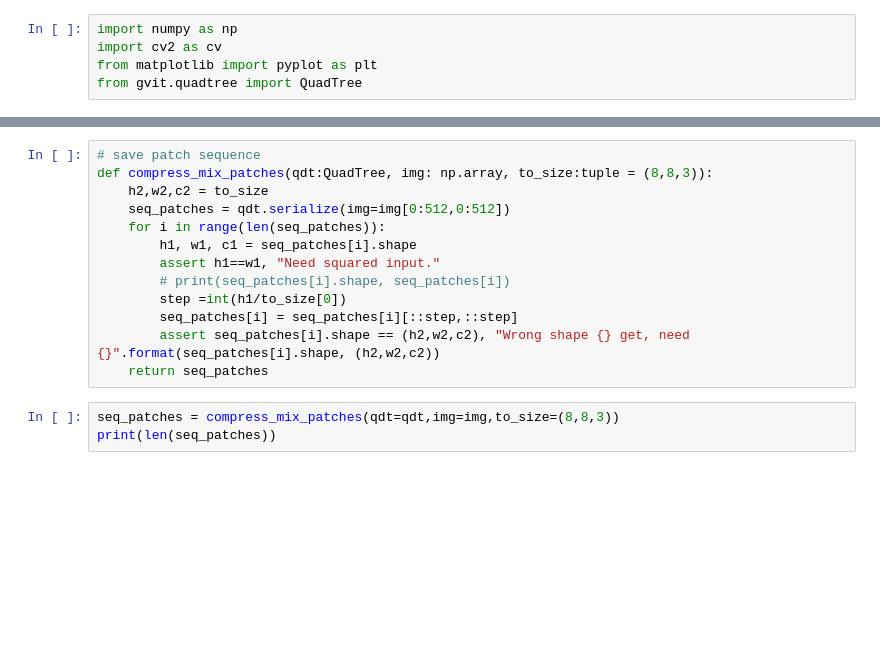
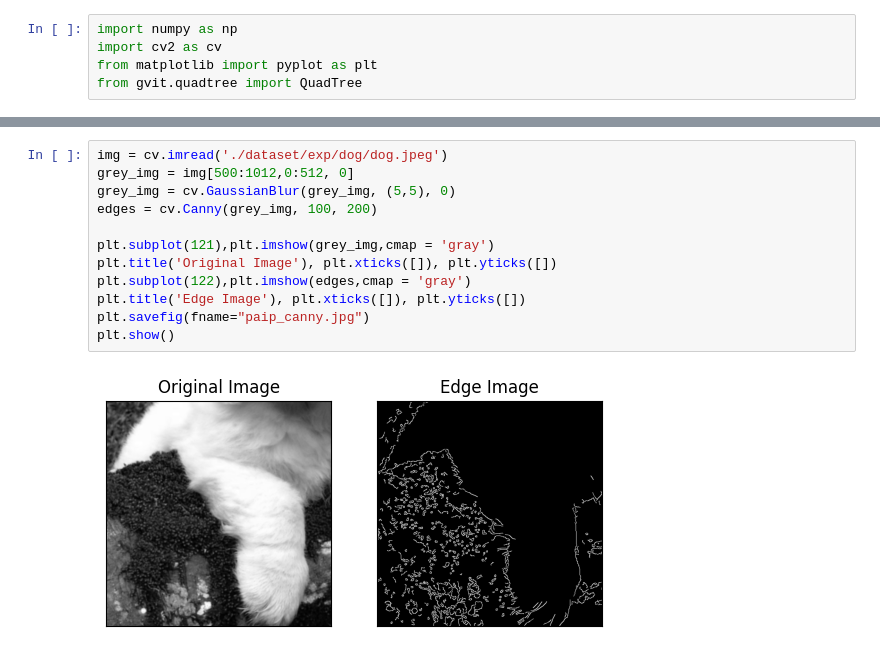
Before and after one commit to zhangenzhi/gvit, a Jupyter notebook: quadtree.ipynb, the cells around one changed output, grey strips where cells are left out. Cells and saved outputs as stored; diff of their text form; blank space fills up the shorter version.

```diff
--- a/quadtree.ipynb
+++ b/quadtree.ipynb
@@ -33,16 +46,14 @@ print(sum(patch_info.values()))
-# %%
-# save patch sequence
-def compress_mix_patches(qdt:QuadTree, img: np.array, to_size:tuple = (8,8,3)):
-    h2,w2,c2 = to_size
-    seq_patches = qdt.serialize(img=img[0:512,0:512])
-    for i in range(len(seq_patches)):
-        h1, w1, c1 = seq_patches[i].shape
-        assert h1==w1, "Need squared input."
-        # print(seq_patches[i].shape, seq_patches[i])
-        step =int(h1/to_size[0])
-        seq_patches[i] = seq_patches[i][::step,::step]
-        assert seq_patches[i].shape == (h2,w2,c2), "Wrong shape {} get, need {}".format(seq_patches[i].shape, (h2,w2,c2))
-    return seq_patches
-# %%
-seq_patches = compress_mix_patches(qdt=qdt,img=img,to_size=(8,8,3))
-print(len(seq_patches))
+# %%
+img = cv.imread('./dataset/exp/dog/dog.jpeg')
+grey_img = img[500:1012,0:512, 0]
+grey_img = cv.GaussianBlur(grey_img, (5,5), 0)
+edges = cv.Canny(grey_img, 100, 200)
+
+plt.subplot(121),plt.imshow(grey_img,cmap = 'gray')
+plt.title('Original Image'), plt.xticks([]), plt.yticks([])
+plt.subplot(122),plt.imshow(edges,cmap = 'gray')
+plt.title('Edge Image'), plt.xticks([]), plt.yticks([])
+plt.savefig(fname="paip_canny.jpg")
+plt.show()
+# %% [output]
+[figure, added]
```
Also changed, not shown: parts of 9 cells of this notebook, 4 other files.
